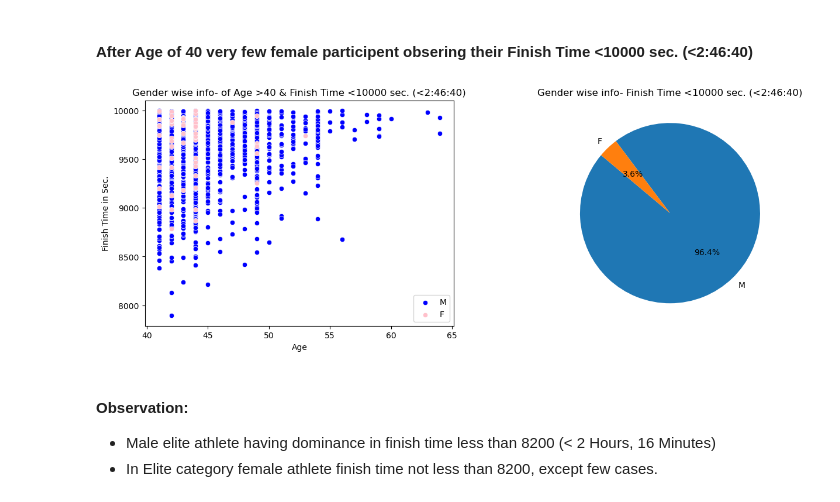
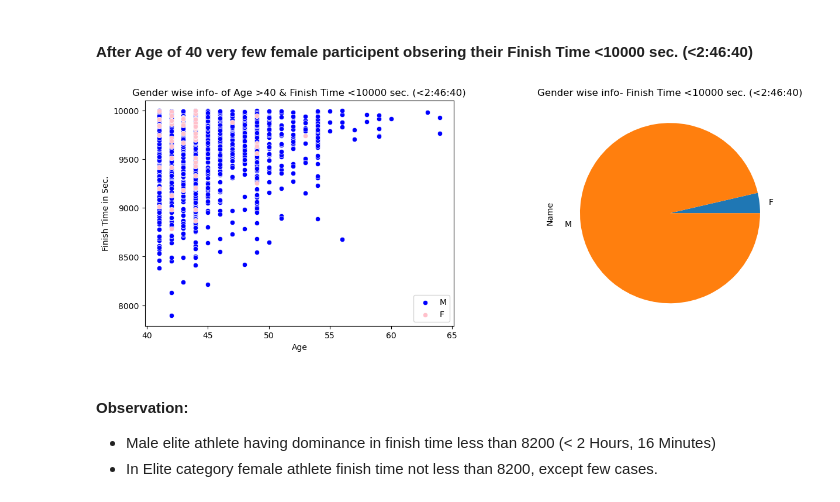
Before and after one commit to sagarbarge/Marathon_2010_to_2019_USA, a Jupyter notebook: Marathon_2010_2019_USA.ipynb, the cells around one changed output. Cells and saved outputs as stored; diff of their text form; code cells hidden in the pictures.

```diff
--- a/Marathon_2010_2019_USA.ipynb
+++ b/Marathon_2010_2019_USA.ipynb
@@ -536,18 +536,18 @@ df_10k_gr_than40= df_10k[df_10k.Age>40]
 # %%
 # Subplot of After Age 40 - Gender- Age - Finish Time <10000 sec. (<2:46:40)
 plt.figure(figsize=(15,5))
 plt.subplot(1,2,1)
 sns.scatterplot (data=df_10k_gr_than40[df_10k_gr_than40.Gender== 'M'], x='Age', y='Finish',  color='blue', label= 'M')
 sns.scatterplot (data=df_10k_gr_than40[df_10k_gr_than40.Gender== 'F'], x='Age', y='Finish',  color= 'pink', label= 'F')
 plt.title('Gender wise info- of Age >40 & Finish Time <10000 sec. (<2:46:40)')
 plt.ylabel('Finish Time in Sec.')
 
 plt.subplot(1,2,2)
-plt.pie(gender_counts, labels=gender_counts.index, autopct='%1.1f%%', startangle=140)
+df_10k_gr_than40.groupby('Gender')['Name'].count().plot.pie()
 plt.title('Gender wise info- Finish Time <10000 sec. (<2:46:40)')
 plt.show()
 # %% [output]
-[figure, old version]
+[figure, new version]
 # %% [markdown]
 #### Observation:
 
```
Also changed, not shown: parts of 12 cells of this notebook.
